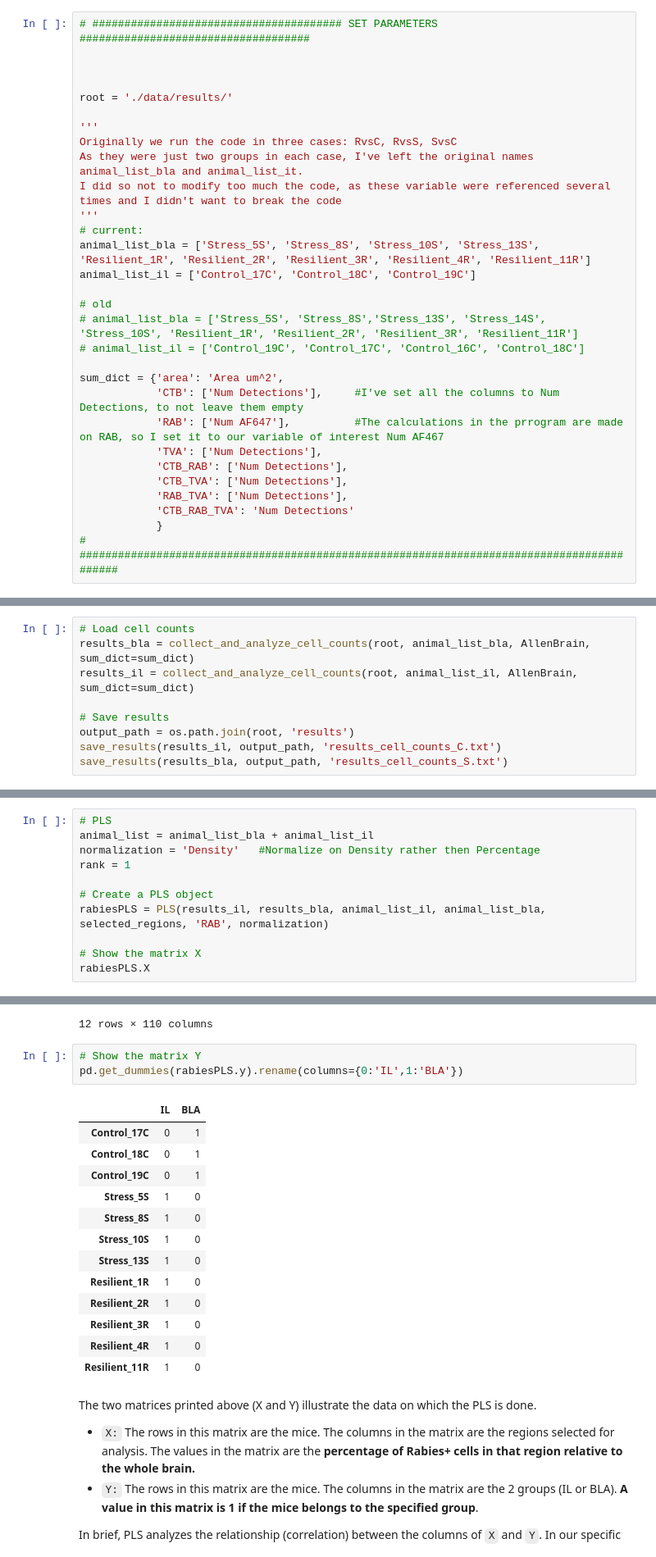
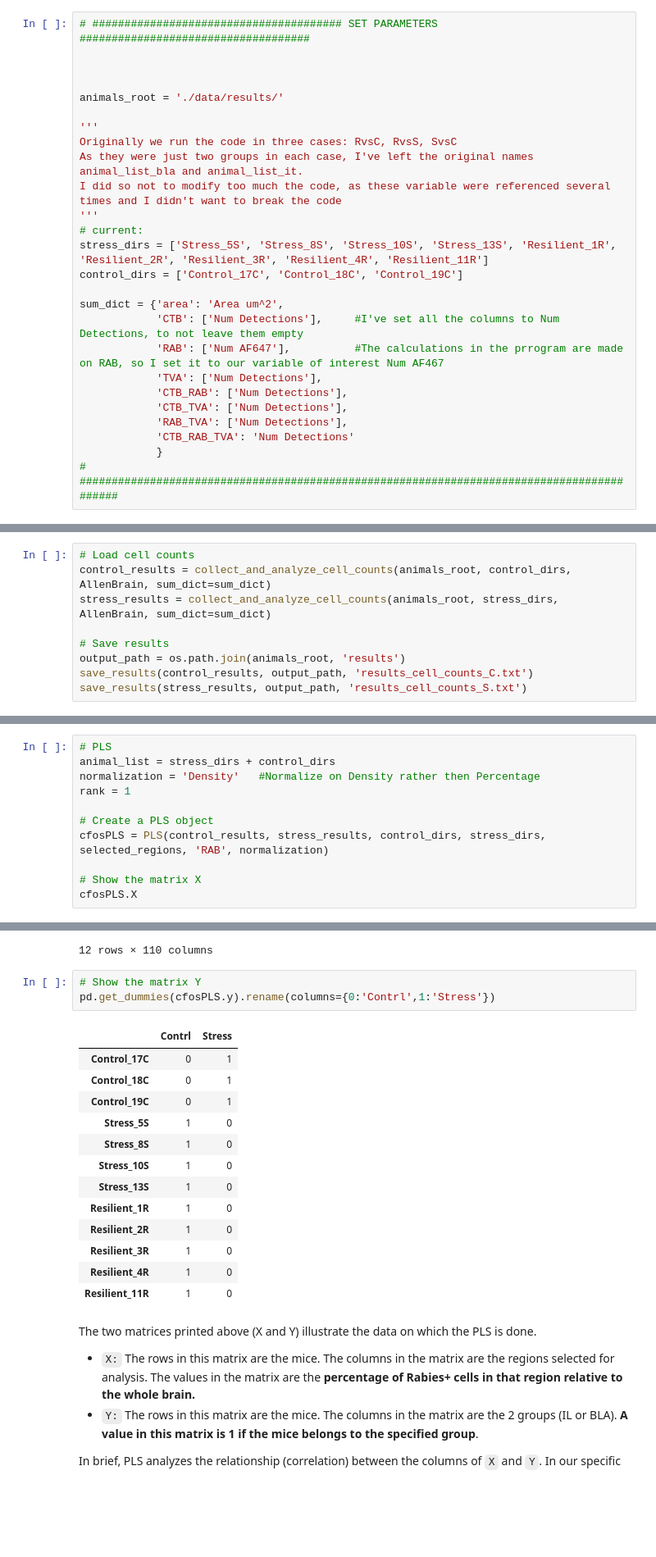
Before and after one commit to greenpolo/BraiAn, a Jupyter notebook: CFOS_cell_counts_CvS.ipynb, the cells around one changed output, grey strips where cells are left out. Shown at 82% size. Drawn from its saved outputs; the diff is of its cells as text; blank space fills up the shorter version.

```diff
--- a/CFOS_cell_counts_CvS.ipynb
+++ b/CFOS_cell_counts_CvS.ipynb
@@ -100,7 +100,7 @@ Provare a modificar per ottenere densita in mm^2 (da micron)
 
 
 
-root = './data/results/'
+animals_root = './data/results/'
 
 '''
 Originally we run the code in three cases: RvsC, RvsS, SvsC
@@ -108,12 +108,8 @@ As they were just two groups in each case, I've left the original names animal_l
 I did so not to modify too much the code, as these variable were referenced several times and I didn't want to break the code
 '''
 # current:
-animal_list_bla = ['Stress_5S', 'Stress_8S', 'Stress_10S', 'Stress_13S', 'Resilient_1R', 'Resilient_2R', 'Resilient_3R', 'Resilient_4R', 'Resilient_11R']
-animal_list_il = ['Control_17C', 'Control_18C', 'Control_19C']
-
-# old
-# animal_list_bla = ['Stress_5S', 'Stress_8S','Stress_13S', 'Stress_14S', 'Stress_10S', 'Resilient_1R', 'Resilient_2R', 'Resilient_3R', 'Resilient_11R']
-# animal_list_il = ['Control_19C', 'Control_17C', 'Control_16C', 'Control_18C']
+stress_dirs = ['Stress_5S', 'Stress_8S', 'Stress_10S', 'Stress_13S', 'Resilient_1R', 'Resilient_2R', 'Resilient_3R', 'Resilient_4R', 'Resilient_11R']
+control_dirs = ['Control_17C', 'Control_18C', 'Control_19C']
 
 sum_dict = {'area': 'Area um^2',
             'CTB': ['Num Detections'],     #I've set all the columns to Num Detections, to not leave them empty
@@ -133,11 +129,11 @@ print(sum_dict)
 {'area': 'Area um^2', 'CTB': ['Num Detections'], 'RAB': ['Num AF647'], 'TVA': ['Num Detections'], 'CTB_RAB': ['Num Detections'], 'CTB_TVA': ['Num Detections'], 'RAB_TVA': ['Num Detections'], 'CTB_RAB_ ...
 # %%
 # Load cell counts
-results_bla = collect_and_analyze_cell_counts(root, animal_list_bla, AllenBrain, sum_dict=sum_dict)
-results_il = collect_and_analyze_cell_counts(root, animal_list_il, AllenBrain, sum_dict=sum_dict)
+control_results = collect_and_analyze_cell_counts(animals_root, control_dirs, AllenBrain, sum_dict=sum_dict)
+stress_results = collect_and_analyze_cell_counts(animals_root, stress_dirs, AllenBrain, sum_dict=sum_dict)
 
 # Save results
-output_path = os.path.join(root, 'results')
-save_results(results_il, output_path, 'results_cell_counts_C.txt')
-save_results(results_bla, output_path, 'results_cell_counts_S.txt')
+output_path = os.path.join(animals_root, 'results')
+save_results(control_results, output_path, 'results_cell_counts_C.txt')
+save_results(stress_results, output_path, 'results_cell_counts_S.txt')
 # %% [output]
@@ -168,15 +164,15 @@ The analysis done below is taken from the tutorial written by [Krishnan et al.](
 Run the 2 cells below to get started.
 # %%
 # PLS
-animal_list = animal_list_bla + animal_list_il
+animal_list = stress_dirs + control_dirs
 normalization = 'Density'   #Normalize on Density rather then Percentage
 rank = 1
 
 # Create a PLS object
-rabiesPLS = PLS(results_il, results_bla, animal_list_il, animal_list_bla, selected_regions, 'RAB', normalization)
+cfosPLS = PLS(control_results, stress_results, control_dirs, stress_dirs, selected_regions, 'RAB', normalization)
 
 # Show the matrix X
-rabiesPLS.X
+cfosPLS.X
 # %% [output]
 |  | CLA | LA | PA | MEV | SCO | CUN | VTN | PPN | MO | SS | ... | ... |
 | Control_17C | 0.000395 | 0.000294 | 0.000352 | 0.000255 | 0.000133 | 0.000172 | 0.000061 | 0.000081 | 0.000372 | 0.000745 | ... | ... |
@@ -194,9 +190,9 @@ rabiesPLS.X
 12 rows × 110 columns
 # %%
 # Show the matrix Y
-pd.get_dummies(rabiesPLS.y).rename(columns={0:'IL',1:'BLA'})
+pd.get_dummies(cfosPLS.y).rename(columns={0:'Contrl',1:'Stress'})
 # %% [output]
-|  | IL | BLA |
+|  | Contrl | Stress |
 | Control_17C | 0 | 1 |
 | Control_18C | 0 | 1 |
 | Control_19C | 0 | 1 |
```
Also changed, not shown: parts of 12 cells of this notebook.
